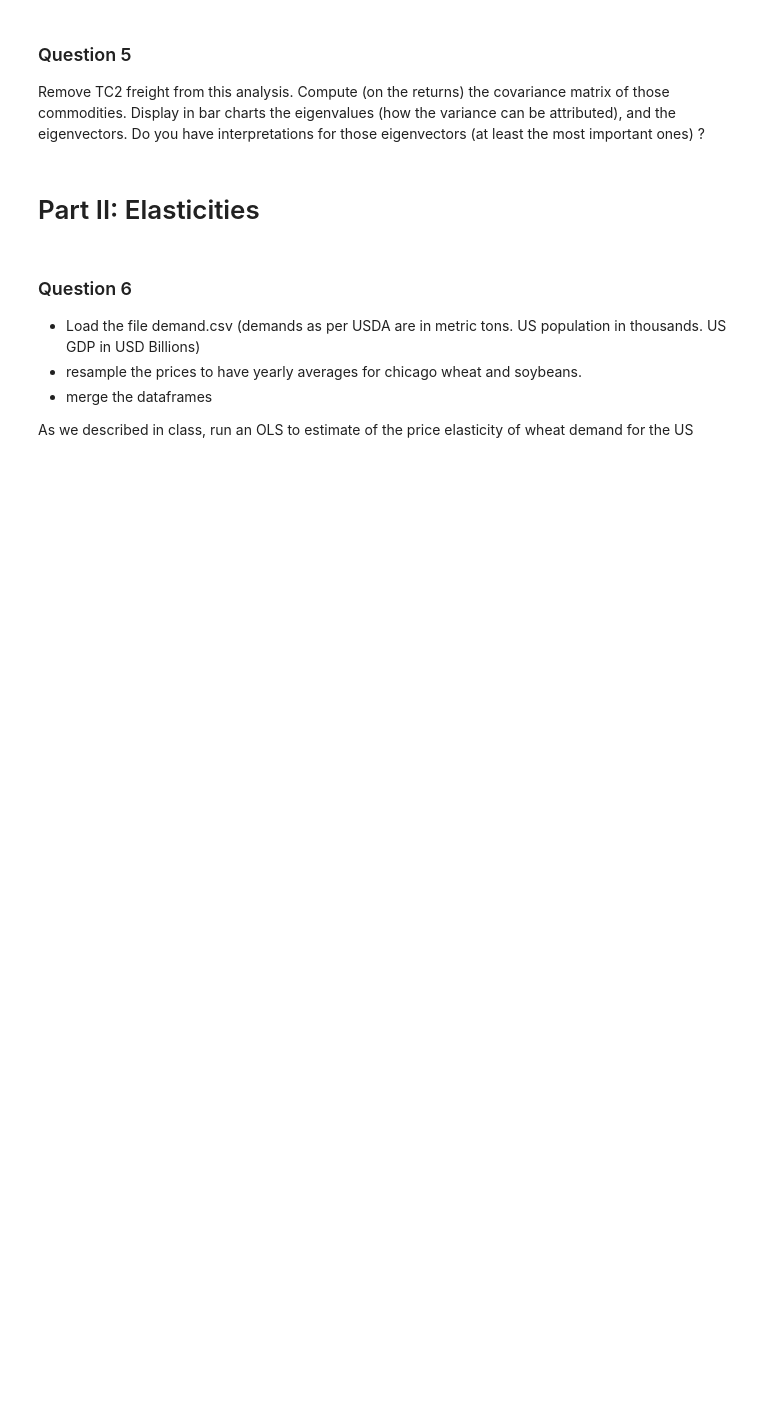
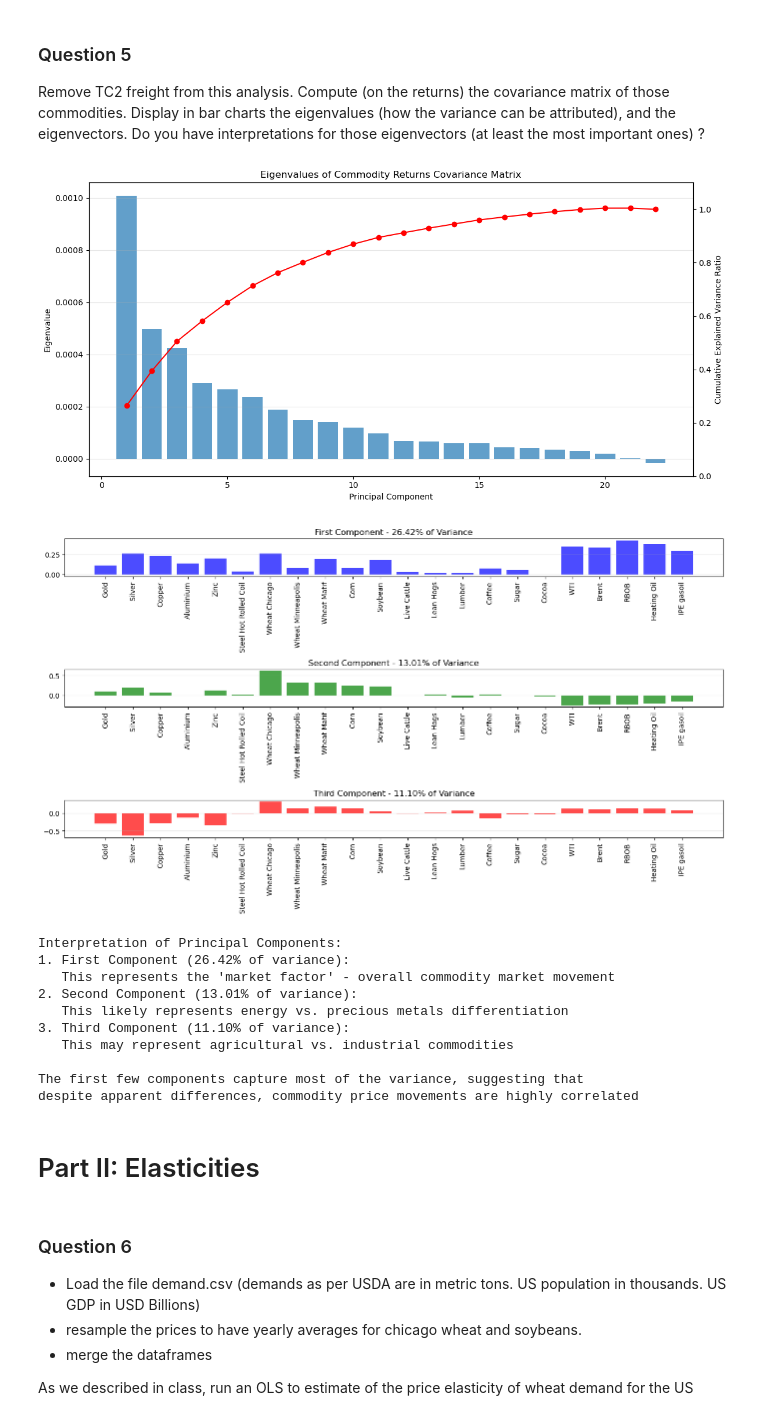
Before and after one commit to thomasmazouzi/Commodities, a Jupyter notebook: homework(1).ipynb, the cells around one changed output. Drawn from its saved outputs; the diff is of its cells as text; code cells hidden in the pictures; blank space fills up the shorter version.

```diff
--- a/homework(1).ipynb
+++ b/homework(1).ipynb
@@ -273,3 +349,79 @@ Do you have interpretations for those eigenvectors (at least the most important
+# %%
+# Remove TC2 freight from the analysis
+commodities_ex_tc2 = commodity.drop(columns=['TC2 37kt']) if 'TC2 37kt' in commodity.columns else commodity
+returns_ex_tc2 = returns_commodity.drop(columns=['TC2 37kt']) if 'TC2 37kt' in returns_commodity.columns else returns_commodity
+
+# Compute the covariance matrix of returns
+cov_matrix = returns_ex_tc2.cov()
+
+# Compute eigenvalues and eigenvectors
+eigenvalues, eigenvectors = np.linalg.eig(cov_matrix)
+
+# Sort eigenvalues and eigenvectors in descending order
+idx = eigenvalues.argsort()[::-1]
+eigenvalues = eigenvalues[idx]
+eigenvectors = eigenvectors[:, idx]
+
+# Calculate the percentage of variance explained by each eigenvalue
+total_variance = np.sum(eigenvalues)
+explained_variance_ratio = eigenvalues / total_variance
+
+# Plot eigenvalues
+plt.figure(figsize=(12, 6))
+plt.bar(range(1, len(eigenvalues) + 1), eigenvalues, alpha=0.7)
+plt.xlabel('Principal Component')
+plt.ylabel('Eigenvalue')
+plt.title('Eigenvalues of Commodity Returns Covariance Matrix')
+plt.grid(axis='y', alpha=0.3)
+
+# Add cumulative variance line
+ax2 = plt.twinx()
+ax2.plot(range(1, len(eigenvalues) + 1), np.cumsum(explained_variance_ratio), 'r-', marker='o')
+ax2.set_ylabel('Cumulative Explained Variance Ratio')
+ax2.set_ylim([0, 1.1])
+
+plt.tight_layout()
+plt.show()
+
+# Plot the first three eigenvectors (most important components)
+plt.figure(figsize=(14, 8))
+components_to_plot = min(3, len(eigenvectors))
+colors = ['b', 'g', 'r']
+labels = ['First Component', 'Second Component', 'Third Component']
+
+for i in range(components_to_plot):
+    plt.subplot(components_to_plot, 1, i+1)
+    plt.bar(range(len(eigenvectors)), eigenvectors[:, i], color=colors[i], alpha=0.7)
+    plt.title(f'{labels[i]} - {explained_variance_ratio[i]*100:.2f}% of Variance')
+    plt.xticks(range(len(eigenvectors)), cov_matrix.index, rotation=90)
+    plt.grid(axis='y', alpha=0.3)
+    plt.tight_layout()
+
+plt.show()
+
+# Print interpretation of the principal components
+print("\nInterpretation of Principal Components:")
+print(f"1. First Component ({explained_variance_ratio[0]*100:.2f}% of variance):")
+print("   This represents the 'market factor' - overall commodity market movement")
+print(f"2. Second Component ({explained_variance_ratio[1]*100:.2f}% of variance):")
+print("   This likely represents energy vs. precious metals differentiation")
+print(f"3. Third Component ({explained_variance_ratio[2]*100:.2f}% of variance):")
+print("   This may represent agricultural vs. industrial commodities")
+print("\nThe first few components capture most of the variance, suggesting that")
+print("despite apparent differences, commodity price movements are highly correlated")
+# %% [output]
+[figure, added]
+[figure, added]
+Interpretation of Principal Components:
+1. First Component (26.42% of variance):
+   This represents the 'market factor' - overall commodity market movement
+2. Second Component (13.01% of variance):
+   This likely represents energy vs. precious metals differentiation
+3. Third Component (11.10% of variance):
+   This may represent agricultural vs. industrial commodities
+
+The first few components capture most of the variance, suggesting that
+despite apparent differences, commodity price movements are highly correlated
 # %% [markdown]
 # Part II: Elasticities
 # %% [markdown]
```
Also changed, not shown: parts of 27 cells of this notebook.
